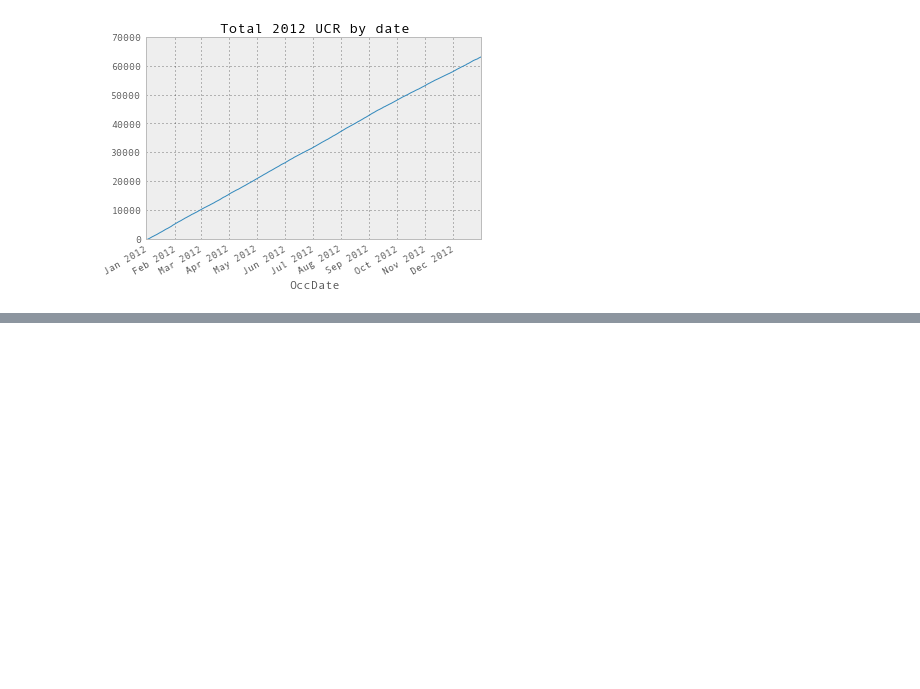
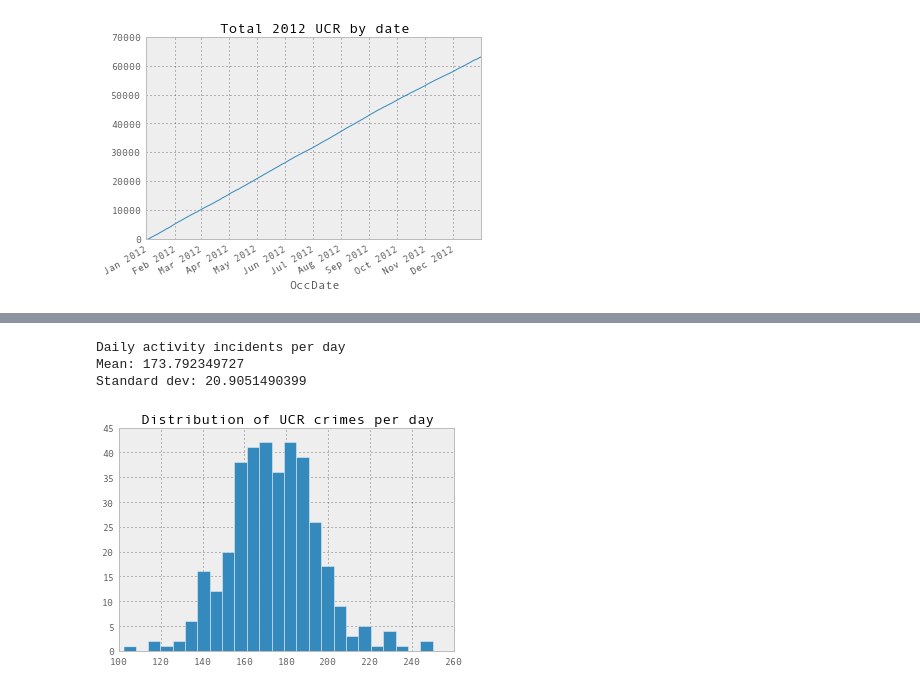
Before and after one commit to dankeemahill/dailyactivity, a Jupyter notebook: analysis.ipynb, the cells around one changed output, grey strips where cells are left out. Cells and saved outputs as stored; diff of their text form; code cells hidden in the pictures; blank space fills up the shorter version.

```diff
--- a/analysis.ipynb
+++ b/analysis.ipynb
@@ -187,2 +201,21 @@ plt.show()
+# %%
+def get_ucr_md(ucr_date):
+    return str(ucr_date.month) + '/' + str(ucr_date.day)
+
+ucr['md'] = ucr.OccDate.apply(get_ucr_md)
+
+print "Daily activity incidents per day"
+ucr_per_day = ucr.groupby('md').size()
+print "Mean: %s" % ucr_per_day.mean()
+print "Standard dev: %s" % ucr_per_day.std()
+
+upd_hist = ucr_per_day.hist(bins=25)
+upd_hist.set_title('Distribution of UCR crimes per day')
+plt.show()
+# %% [output]
+Daily activity incidents per day
+Mean: 173.792349727
+Standard dev: 20.9051490399
+[figure, added]
 # %%
 # TODO nltk?
```
Also changed, not shown: parts of 2 cells of this notebook.
